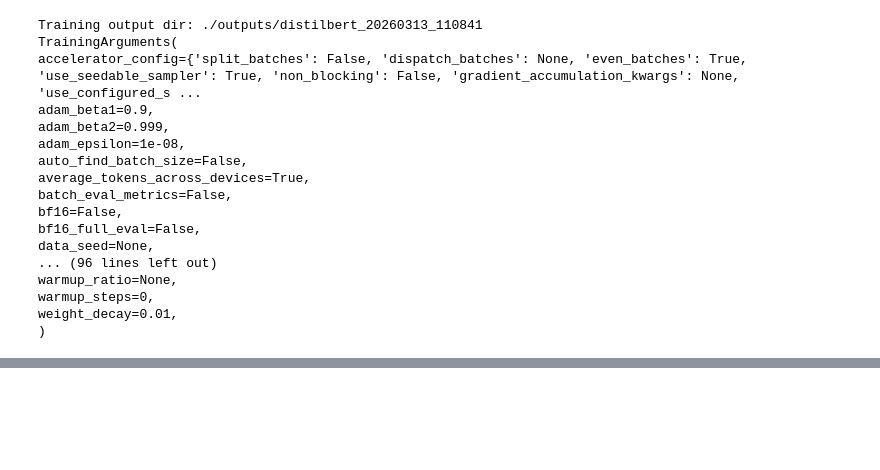
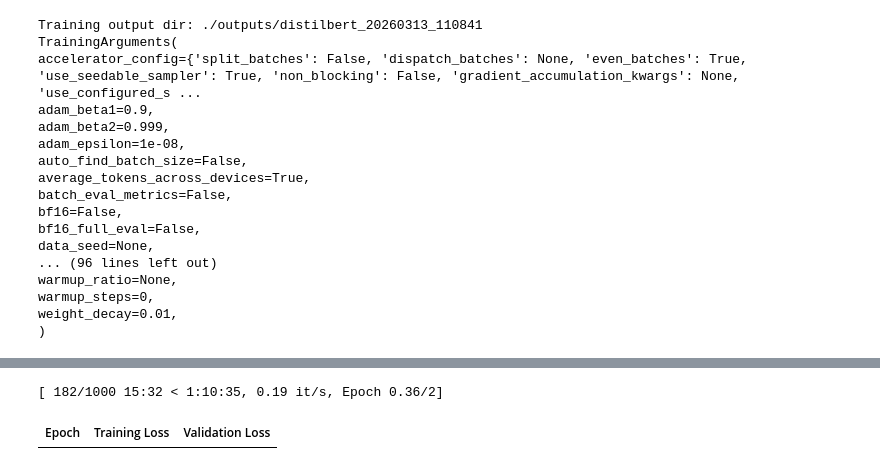
Before and after one commit to JAHollands/L7-EPA-Incident-Intelligence-Pipeline, a Jupyter notebook: notebooks/05_train_model.ipynb, the cells around one changed output, grey strips where cells are left out. Saved outputs shown, nothing was run; the diff lists cells and outputs as text; code cells hidden in the pictures; blank space fills up the shorter version.

Commit message:
model training block for c2 added

```diff
--- a/notebooks/05_train_model.ipynb
+++ b/notebooks/05_train_model.ipynb
@@ -701,0 +713,18 @@ weight_decay=0.01,
+# %%
+distilbert_trainer = Trainer(
+    model=distilbert_model,
+    args=training_args,
+    train_dataset=tokenized_train,
+    eval_dataset=tokenized_valid,
+    processing_class=tokenizer,
+    data_collator=data_collator,
+    compute_metrics=compute_metrics,
+)
+
+distilbert_train_result = distilbert_trainer.train()
+
+print("Training complete")
+print("Best checkpoint:", distilbert_trainer.state.best_model_checkpoint)
+# %% [output]
+[ 182/1000 15:32 < 1:10:35, 0.19 it/s, Epoch 0.36/2]
+| Epoch | Training Loss | Validation Loss |
```
Also changed, not shown: parts of 1 cell of this notebook.
